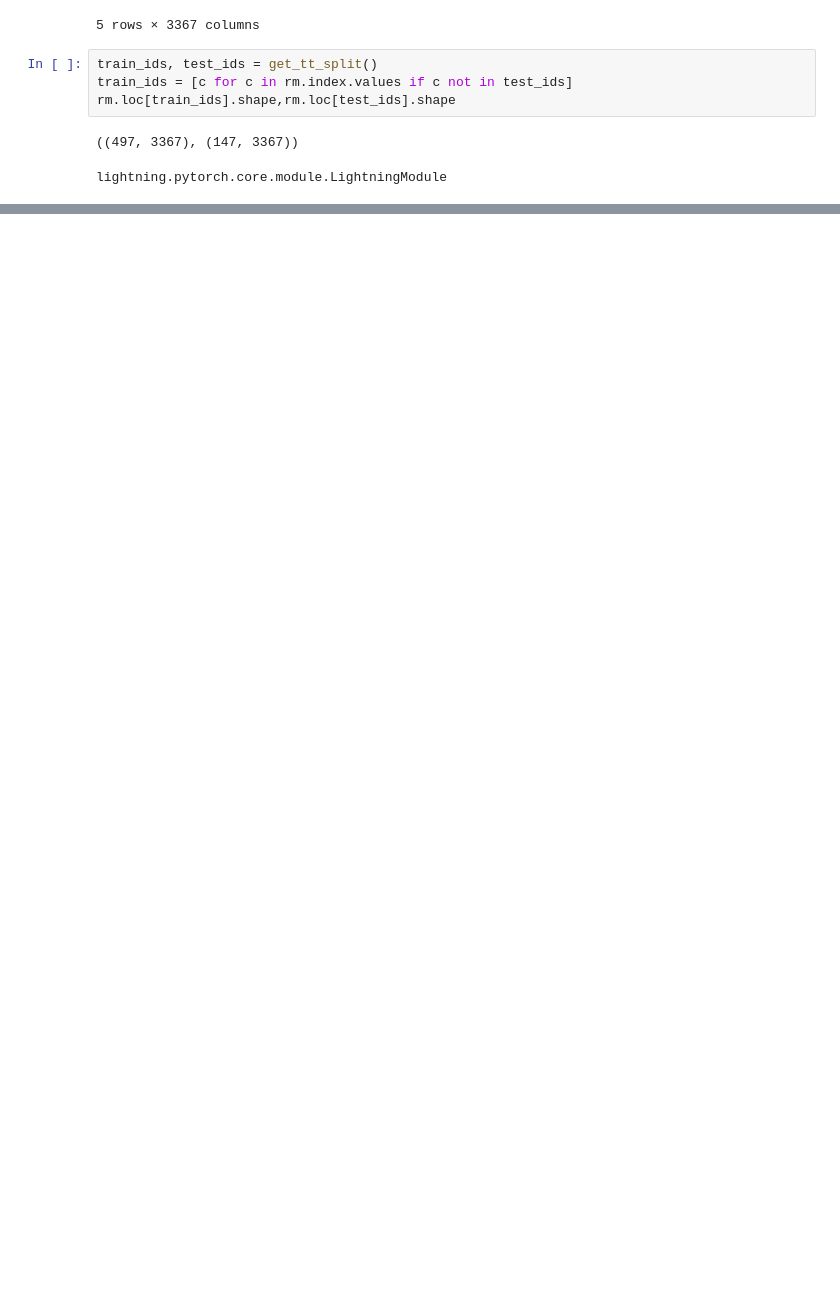
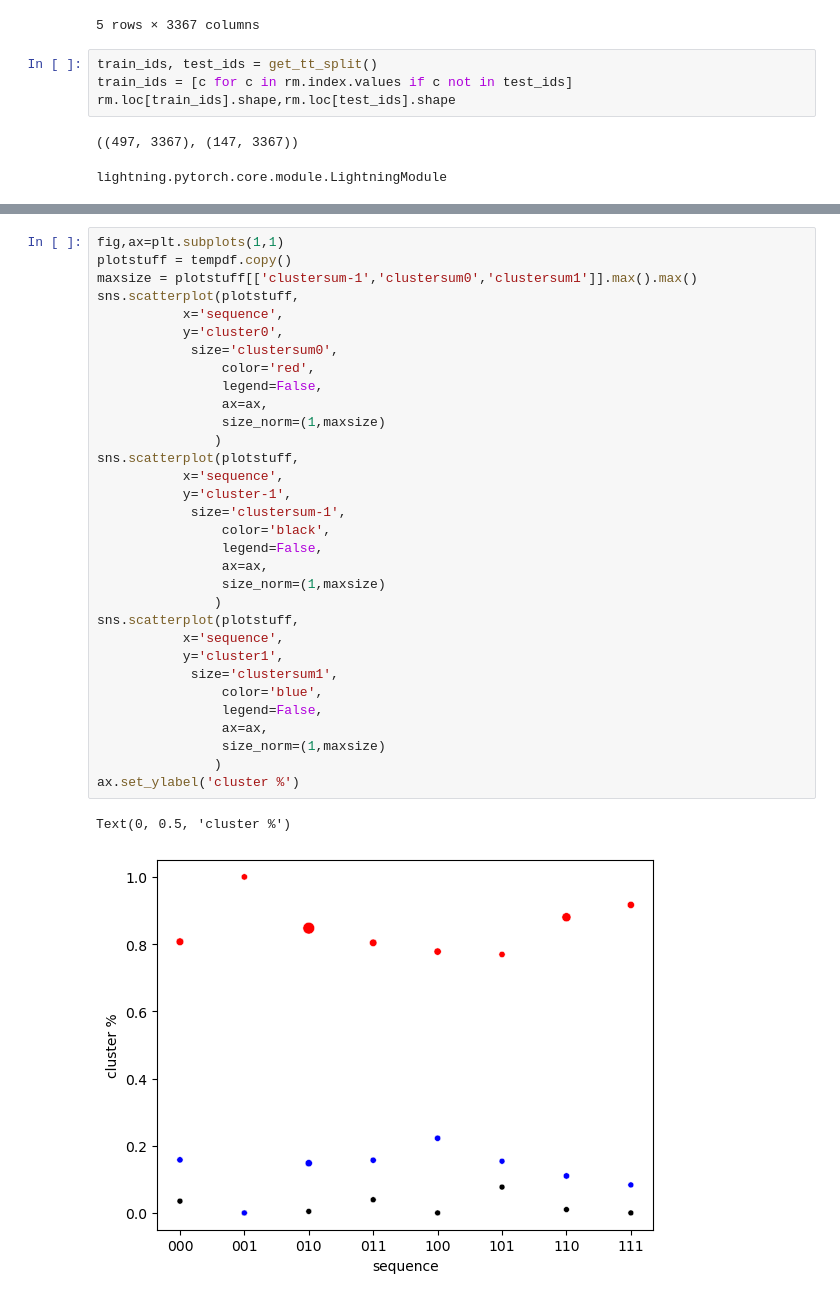
Before and after one commit to uic-evl/DigitalTwinVis, a Jupyter notebook: python/RadiomicClustering.ipynb, the cells around one changed output, grey strips where cells are left out. Drawn from its saved outputs; the diff is of its cells as text; blank space fills up the shorter version.

```diff
--- a/python/RadiomicClustering.ipynb
+++ b/python/RadiomicClustering.ipynb
@@ -273,0 +326,35 @@ plt.scatter(embedding[:,0],embedding[:,1])
+# %%
+fig,ax=plt.subplots(1,1)
+plotstuff = tempdf.copy()
+maxsize = plotstuff[['clustersum-1','clustersum0','clustersum1']].max().max()
+sns.scatterplot(plotstuff,
+           x='sequence',
+           y='cluster0',
+            size='clustersum0',
+                color='red',
+                legend=False,
+                ax=ax,
+                size_norm=(1,maxsize)
+               )
+sns.scatterplot(plotstuff,
+           x='sequence',
+           y='cluster-1',
+            size='clustersum-1',
+                color='black',
+                legend=False,
+                ax=ax,
+                size_norm=(1,maxsize)
+               )
+sns.scatterplot(plotstuff,
+           x='sequence',
+           y='cluster1',
+            size='clustersum1',
+                color='blue',
+                legend=False,
+                ax=ax,
+                size_norm=(1,maxsize)
+               )
+ax.set_ylabel('cluster %')
+# %% [output]
+Text(0, 0.5, 'cluster %')
+[figure, added]
```
Also changed, not shown: parts of 13 cells of this notebook.
